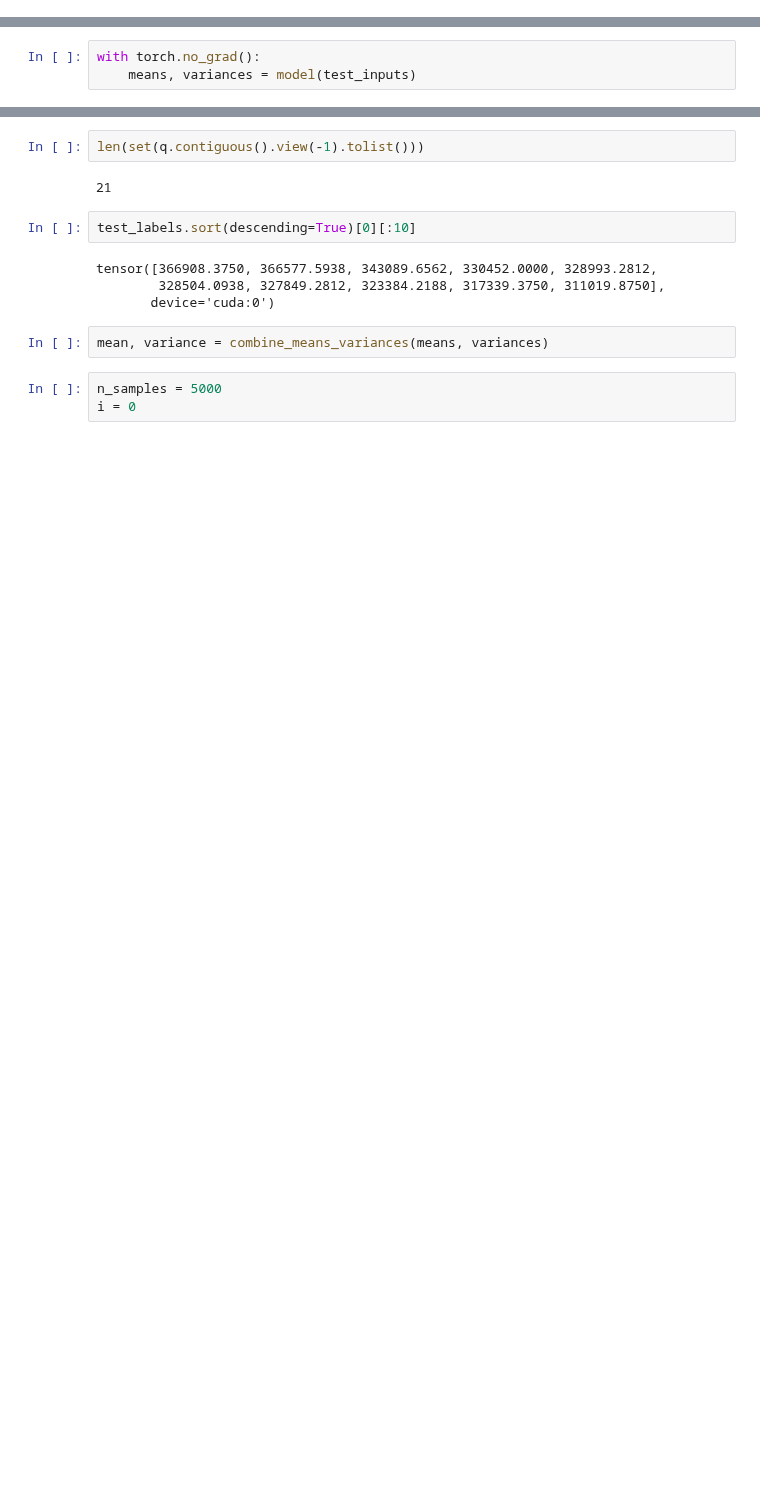
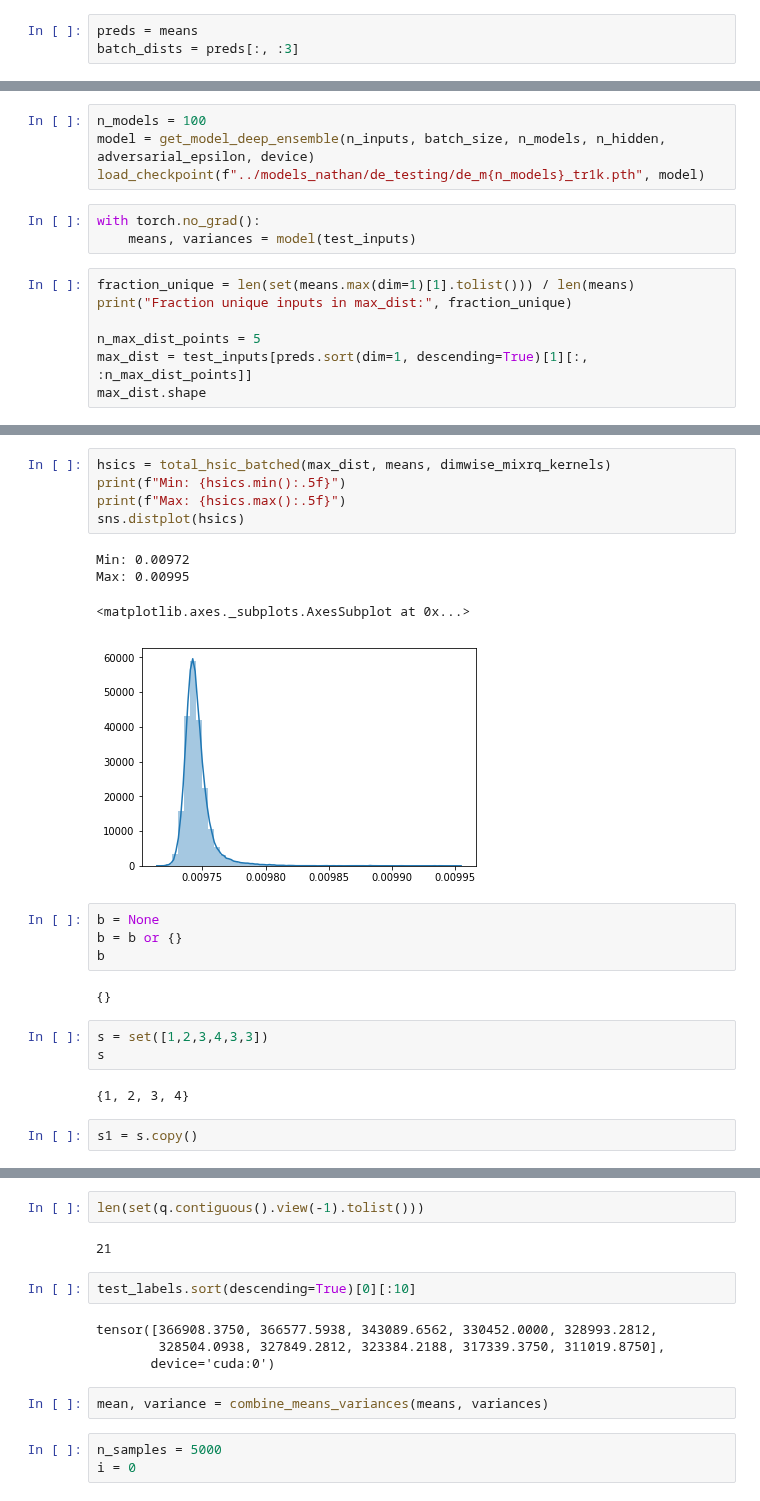
Before and after one commit to tmfs10/bb-opt, a Jupyter notebook: notebooks_nathan/deep_ensemble.ipynb, the cells around one changed output, grey strips where cells are left out. Cells and saved outputs as stored; diff of their text form; blank space fills up the shorter version.

```diff
--- a/notebooks_nathan/deep_ensemble.ipynb
+++ b/notebooks_nathan/deep_ensemble.ipynb
@@ -231,0 +256,3 @@ jointplot(mean, test_labels, test_title)
+# %%
+preds = means
+batch_dists = preds[:, :3]
@@ -257,3 +417,14 @@ tensor(258252.7969, device='cuda:0')
+# %%
+n_models = 100
+model = get_model_deep_ensemble(n_inputs, batch_size, n_models, n_hidden, adversarial_epsilon, device)
+load_checkpoint(f"../models_nathan/de_testing/de_m{n_models}_tr1k.pth", model)
 # %%
 with torch.no_grad():
     means, variances = model(test_inputs)
+# %%
+fraction_unique = len(set(means.max(dim=1)[1].tolist())) / len(means)
+print("Fraction unique inputs in max_dist:", fraction_unique)
+
+n_max_dist_points = 5
+max_dist = test_inputs[preds.sort(dim=1, descending=True)[1][:, :n_max_dist_points]]
+max_dist.shape
@@ -259,0 +446,23 @@ with torch.no_grad():
+# %%
+hsics = total_hsic_batched(max_dist, means, dimwise_mixrq_kernels)
+print(f"Min: {hsics.min():.5f}")
+print(f"Max: {hsics.max():.5f}")
+sns.distplot(hsics)
+# %% [output]
+Min: 0.00972
+Max: 0.00995
+<matplotlib.axes._subplots.AxesSubplot at 0x...>
+[figure, added]
+# %%
+b = None
+b = b or {}
+b
+# %% [output]
+{}
+# %%
+s = set([1,2,3,4,3,3])
+s
+# %% [output]
+{1, 2, 3, 4}
+# %%
+s1 = s.copy()
```
Also changed, not shown: parts of 101 cells of this notebook, 6 other files.
